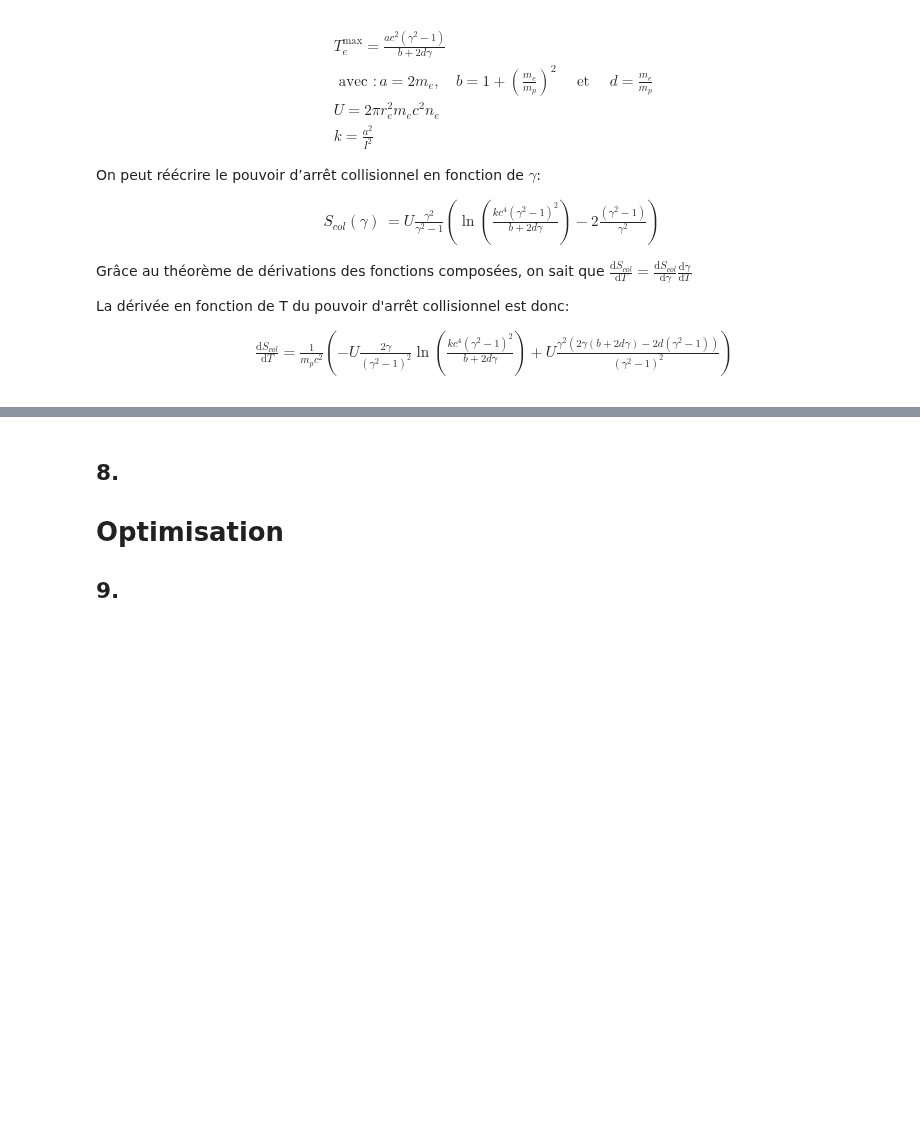
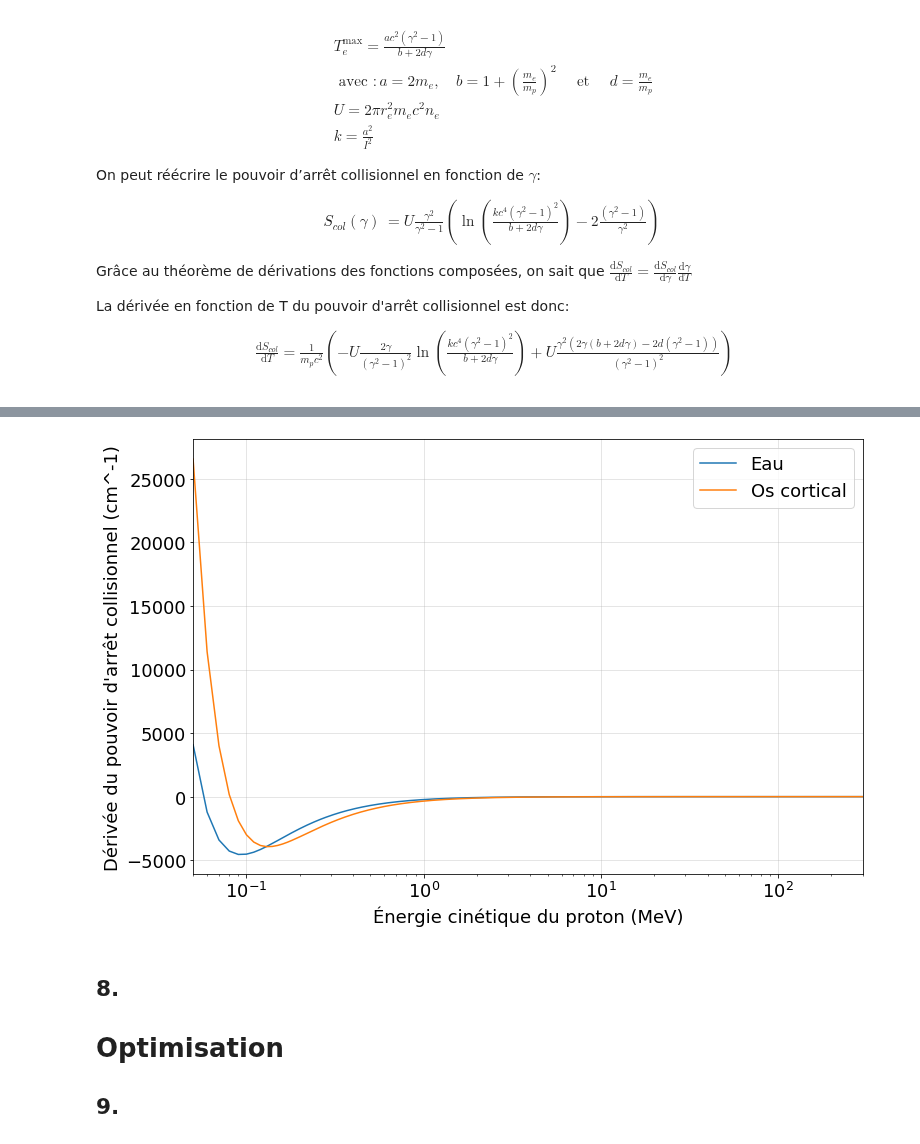
Before and after one commit to gahem1/Physique_Numerique, a Jupyter notebook: TP1_Gabriel_Hemond_Meriem_Khalfoun.ipynb, the cells around one changed output, grey strips where cells are left out. Drawn from its saved outputs; the diff is of its cells as text; code cells hidden in the pictures; blank space fills up the shorter version.

```diff
--- a/TP1_Gabriel_Hemond_Meriem_Khalfoun.ipynb
+++ b/TP1_Gabriel_Hemond_Meriem_Khalfoun.ipynb
@@ -202,24 +202,29 @@ La dérivée en fonction de T du pouvoir d'arrêt collisionnel est donc:
 \frac{\text{d}S_{col}}{\text{d}T} = \frac{1}{m_pc^2}\left(-U \frac{2\gamma}{(\gamma^2 - 1)^2} \ln \left(\frac{kc^4 (\gamma^2 - 1)^2}{b + 2d\gamma}\right) + U\frac{\gamma^2 (2\gamma(b + 2d\gamma) - 2d(\gamma^2 - 1))}{(\gamma^2 - 1)^2}\right)
 \end{aligned}
 # %%
-Ue = 2 * np.pi * re**2 * me * densite_elec_eau
-Uo = 2 * np.pi * re**2 * me * densite_elec_os
-b = 1 + (me/mp)**2
-d = me/mp
-gamma = np.sqrt(gammac)
+def Sprime(U, I, mp, me, gamma, gammac, b, d):
+    Scolp = lambda T: 1 / mp * (-U * 2 * gamma(T) / (gammac(T) - 1) ** 2 * \
+                      np.log(4 * me ** 2 * (gammac(T) - 1) ** 2 / (I ** 2 * (b + 2 * d * gamma(T)))) + \
+                      U * gammac(T) * (2 * gamma(T) * (b + 2 * d * gamma(T)) - 2 * d * (gammac(T) - 1)) / (gammac(T) - 1) ** 2)
+    return Scolp
 
-def pouvoirp(U, I, mp, me, gamma, gammac, b, d):
-    scolp = lambda T:  1 / mp (-U *2 *gamma/(gammac - 1)**2 np.log(4 me**2 (gammac - 1)**2 /(I^2 (b + 2*d* gamma) )) + U gammac(2 * gamma (b + 2 * d * gamma) - 2 *d *(gammac - 1))/(gammac - 1)**2 )
-    return scolp
 
+Ue = 2 * np.pi * re ** 2 * me * densite_elec_eau
+Uo = 2 * np.pi * re ** 2 * me * densite_elec_os
+b = 1 + (me / mp) ** 2
+d = me / mp
+gamma = lambda T: np.sqrt(gammac(T))
+
+Sprime_eau = np.vectorize(Sprime(Ue, energie_eau, mp, me, gamma, gammac, b, d))
+Sprime_os = np.vectorize(Sprime(Uo, energie_os, mp, me, gamma, gammac, b, d))
+
+axis = np.linspace(0.05, 300, 30000)
 plt.figure(figsize=(12, 8))
-plt.plot(axis, pouvoirp(Ue, energie_eau, mp, me, gamma, gammac, b, d), axis, Scol_os(Uo, energie_os, mp, me, gamma, gammac, b, d))
-plt.fill_between(np.linspace(70, 230), 0, 1400, color='yellow', alpha=0.4)
+plt.plot(axis, Sprime_eau(axis) , axis, Sprime_os(axis))
 plt.legend(('Eau', 'Os cortical'), loc='upper right', fontsize=18)
 plt.xlabel('Énergie cinétique du proton (MeV)', fontsize=18)
-plt.ylabel("Dérivé du pouvoir d'arrêt collisionnel (1/cm)", fontsize=18)
-plt.xlim(0.05, 10 ** 4)
-plt.ylim(0, 1100)
+plt.ylabel("Dérivée du pouvoir d'arrêt collisionnel (cm^-1)", fontsize=18)
+plt.xlim(0.05, 300)
 plt.xticks(fontsize=18)
 plt.yticks(fontsize=18)
 plt.xscale('log')
@@ -229,3 +233,4 @@ SyntaxError: invalid syntax (<ipython-input-29-57d953d1298a>, line 8)
+[figure, added]
 # %% [markdown]
 ## 8.
 
```
Also changed, not shown: parts of 1 cell of this notebook.
